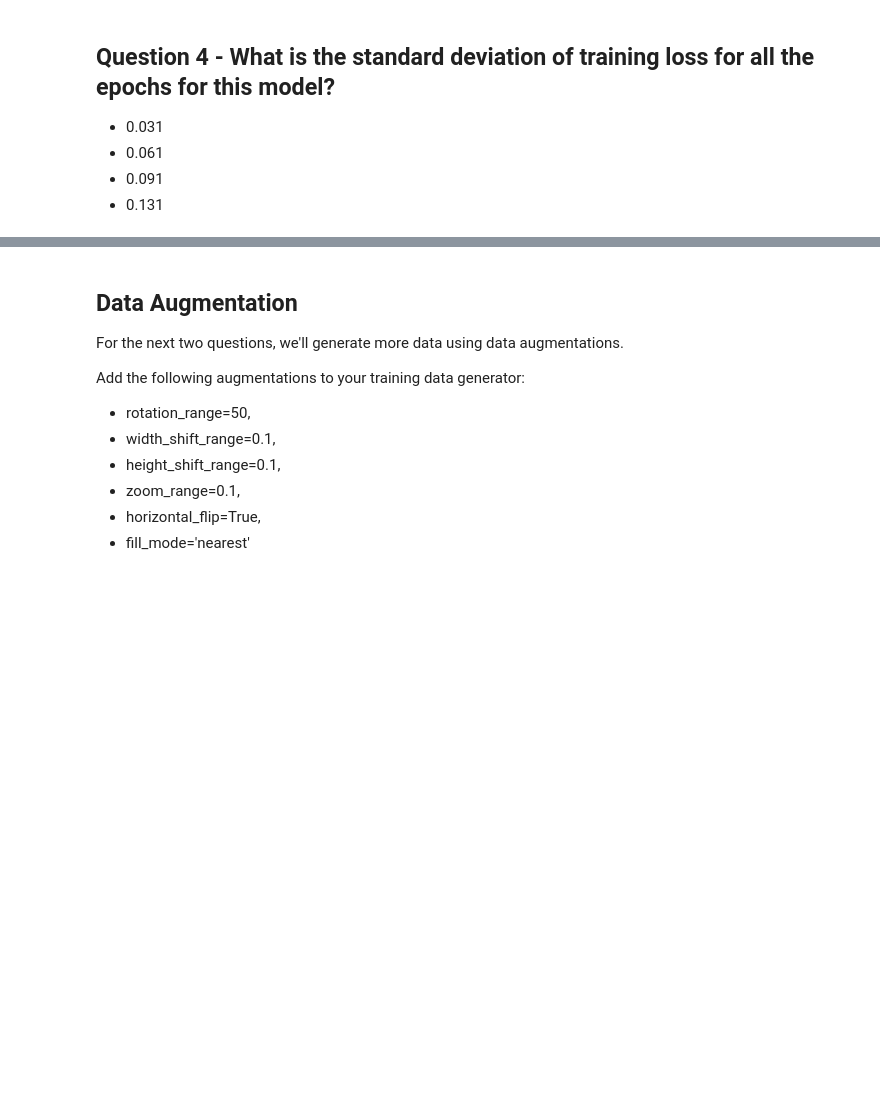
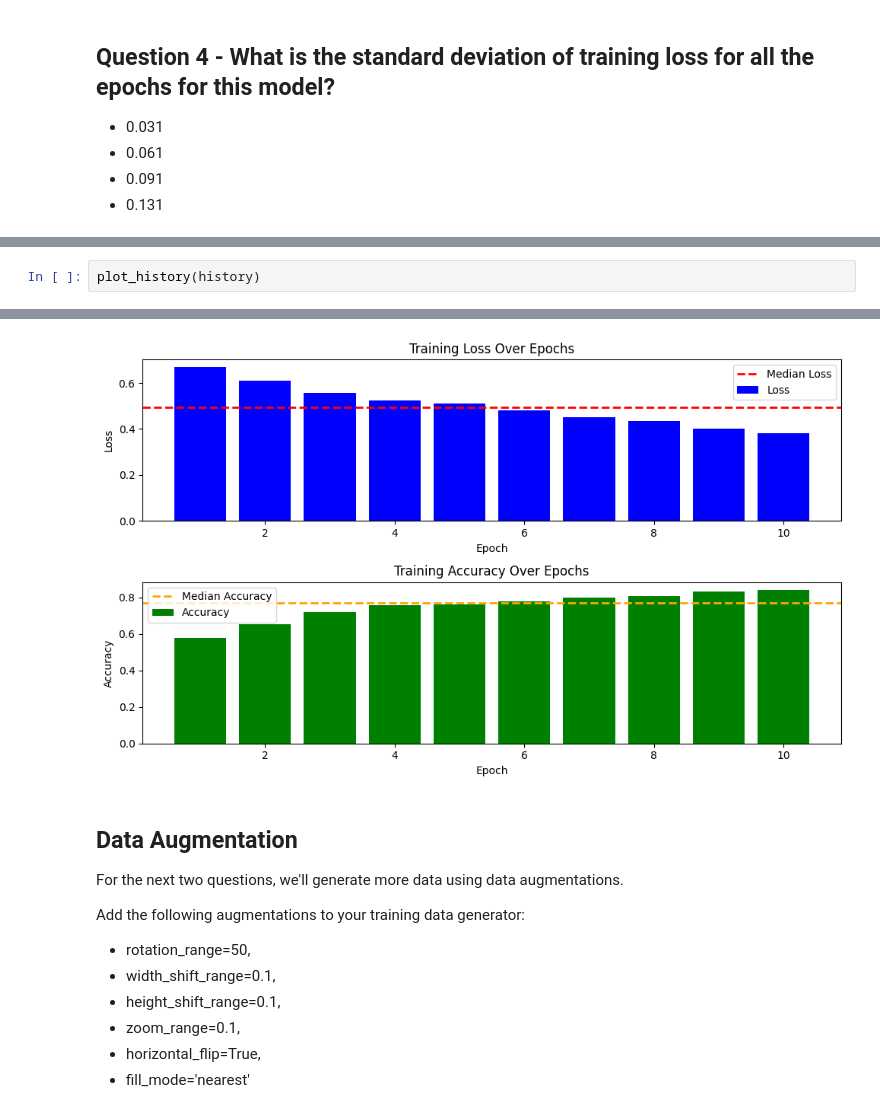
Before and after one commit to ozkary/machine-learning-engineering, a Jupyter notebook: 08-deep-learning/homework.ipynb, the cells around one changed output, grey strips where cells are left out. Saved outputs shown, nothing was run; the diff lists cells and outputs as text; blank space fills up the shorter version.

```diff
--- a/08-deep-learning/homework.ipynb
+++ b/08-deep-learning/homework.ipynb
@@ -226,0 +283,3 @@ Standard Deviation of Training Loss: 0.099
+# %%
+plot_history(history)
+# %% [output]
@@ -227,3 +288,4 @@ Standard Deviation of Training Loss: 0.099
+[figure, added]
 # %% [markdown]
 ## Data Augmentation
 
```
Also changed, not shown: parts of 9 cells of this notebook, 2 other files.
